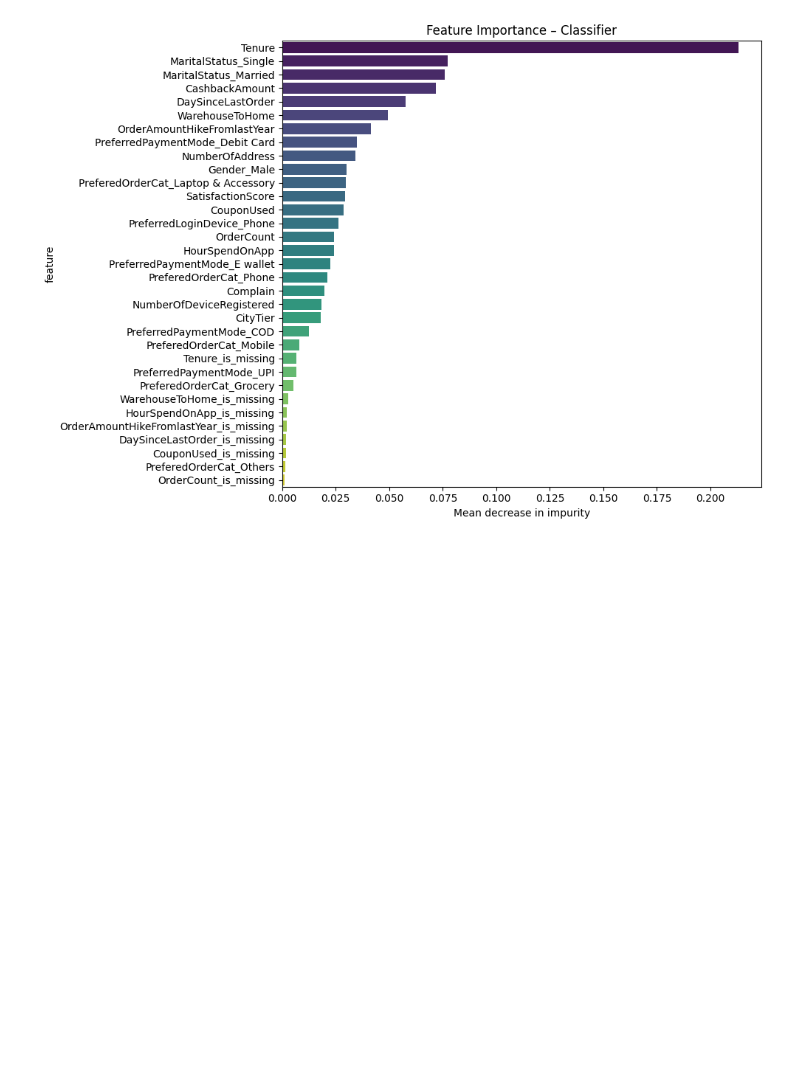
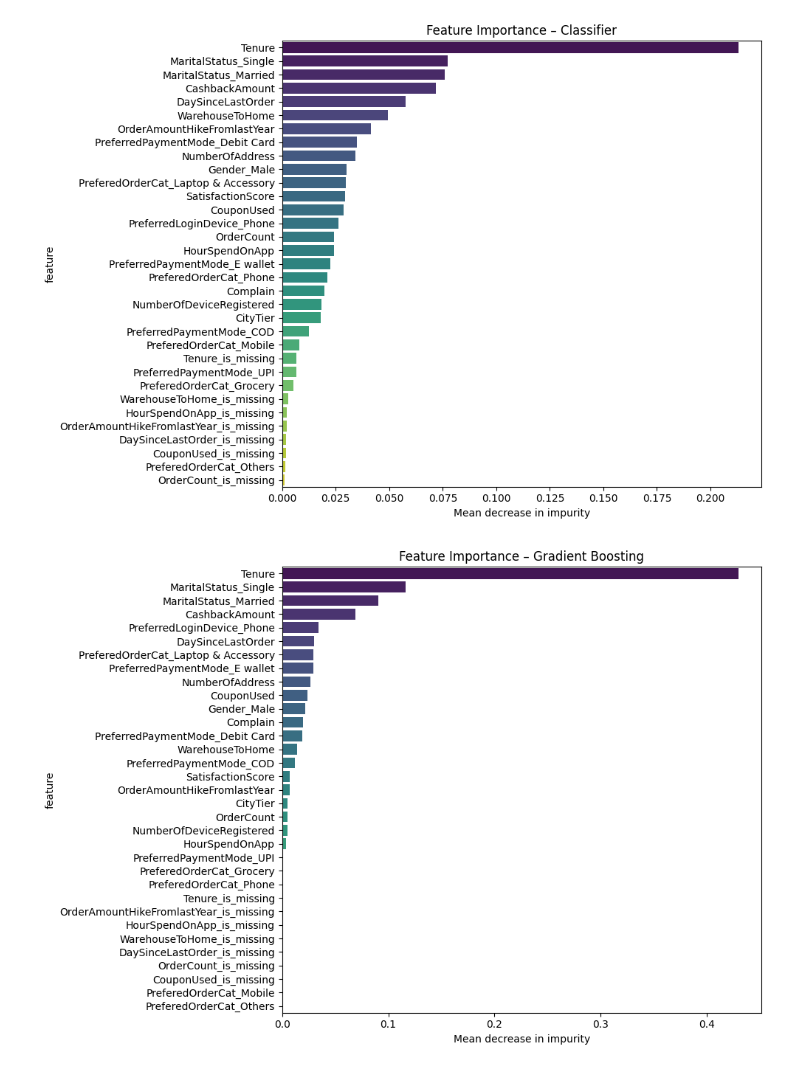
Before and after one commit to Handras18/Churn-prediction, a Jupyter notebook: 04_evaluation.ipynb, the cells around one changed output. Drawn from its saved outputs; the diff is of its cells as text; code cells hidden in the pictures; blank space fills up the shorter version.

```diff
--- a/04_evaluation.ipynb
+++ b/04_evaluation.ipynb
@@ -32,3 +32,20 @@ plt.tight_layout()
 plt.show()
 # %% [output]
 [figure]
+# %%
+gbc = joblib.load('../models/GradientBoostingClassifier_model.pkl')
+
+y_pred = gbc.predict(X)
+# %%
+gbc_fi_df = (
+    pd.DataFrame({'feature': X.columns, 'importance': gbc.feature_importances_})
+    .sort_values('importance', ascending=False)
+)
+plt.figure(figsize=(10,7))
+sns.barplot(data=gbc_fi_df, x='importance', y='feature',hue='feature',palette='viridis',legend=False)
+plt.title('Feature Importance – Gradient Boosting')
+plt.xlabel('Mean decrease in impurity')
+plt.tight_layout()
+plt.show()
+# %% [output]
+[figure, added]
```
Also changed, not shown: 4 other files.
